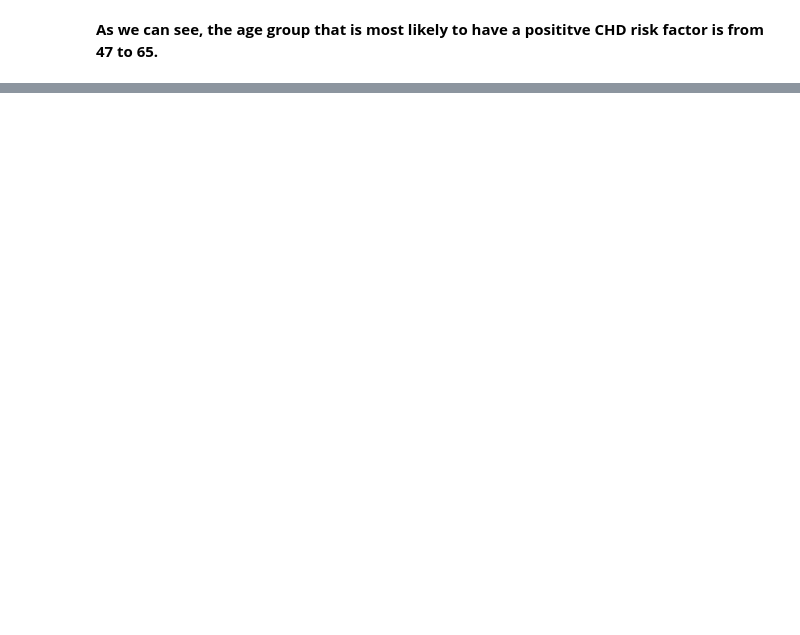
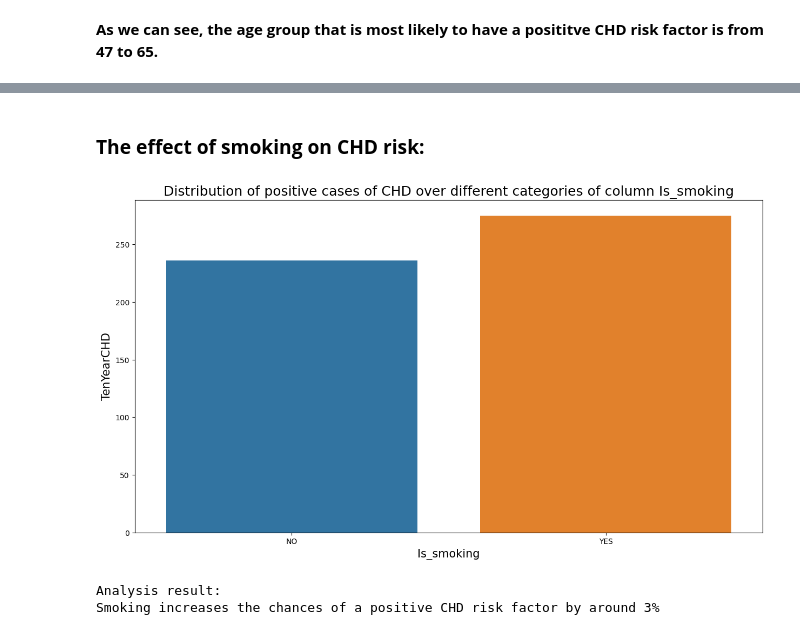
Before and after one commit to nehaa54/CardiovascularRiskPrediction, a Jupyter notebook: CardiovascularRiskPred.ipynb, the cells around one changed output, grey strips where cells are left out. Saved outputs shown, nothing was run; the diff lists cells and outputs as text; code cells hidden in the pictures; blank space fills up the shorter version.

```diff
--- a/CardiovascularRiskPred.ipynb
+++ b/CardiovascularRiskPred.ipynb
@@ -239,0 +258,9 @@ create_visualisation(col='age')
+# %% [markdown]
+### <b>The effect of smoking on CHD risk:</b>
+# %%
+#Analysis of the is_smoking column
+create_visualisation(col='is_smoking',factor='Smoking',percent=True)
+# %% [output]
+[figure, added]
+Analysis result:
+Smoking increases the chances of a positive CHD risk factor by around 3%
```
Also changed, not shown: parts of 32 cells of this notebook.
